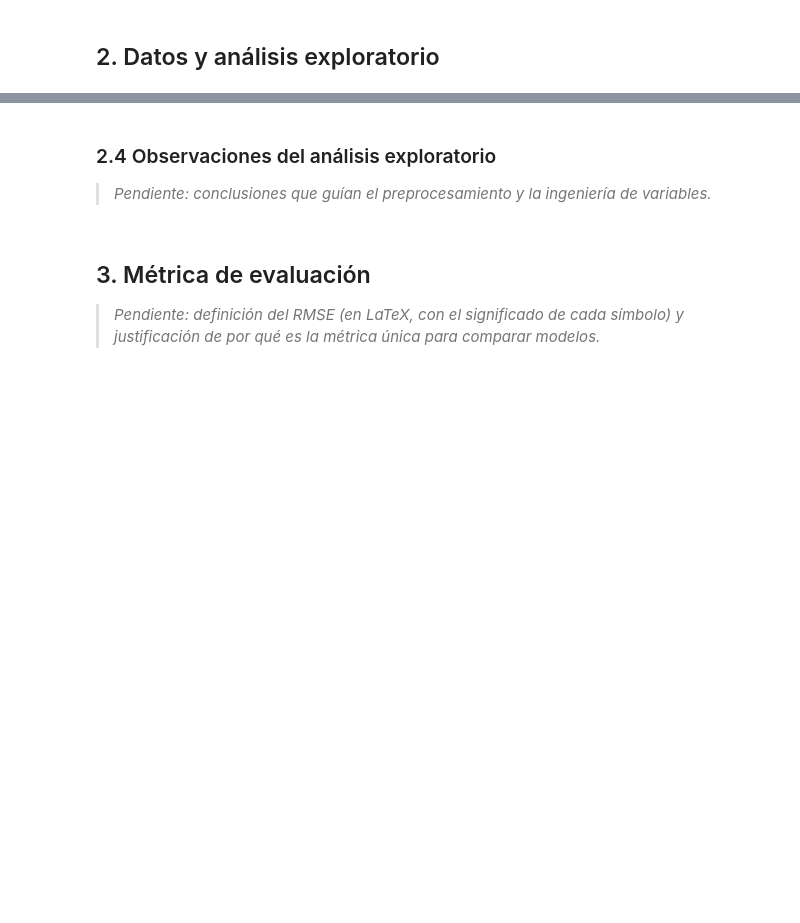
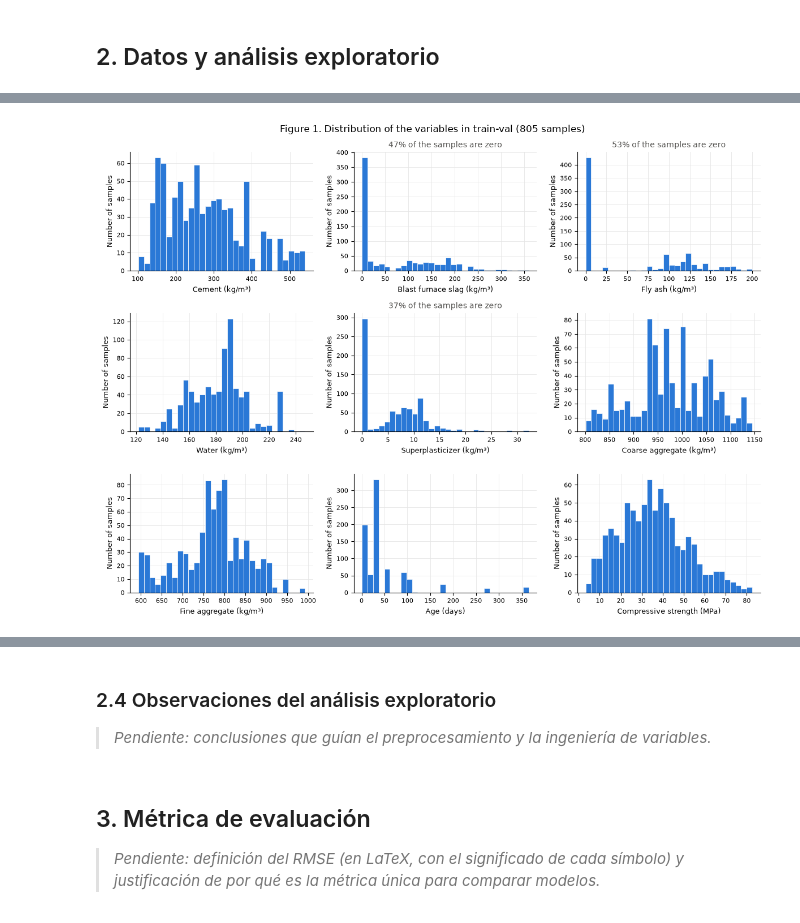
Before and after one commit to 25adiaz-apps/phd-civil-ualberta, a Jupyter notebook: machine-learning/assignment-4/question-1-concrete-strength.ipynb, the cells around one changed output, grey strips where cells are left out. Cells and saved outputs as stored; diff of their text form; code cells hidden in the pictures; blank space fills up the shorter version.

```diff
--- a/machine-learning/assignment-4/question-1-concrete-strength.ipynb
+++ b/machine-learning/assignment-4/question-1-concrete-strength.ipynb
@@ -39,0 +103,22 @@
+# %%
+# Read both files (utf-8-sig removes the byte order mark at the start of the header)
+train_val_raw = pd.read_csv(TRAIN_VAL_FILE, encoding="utf-8-sig")
+test_raw = pd.read_csv(TEST_FILE, encoding="utf-8-sig")
+
+# Both files must have the same columns, in the same order
+assert list(train_val_raw.columns) == list(test_raw.columns)
+
+# Replace the long original names with the short ones (by position)
+train_val_df = train_val_raw.set_axis(COLUMNS, axis=1)
+test_df = test_raw.set_axis(COLUMNS, axis=1)
+
+print(f"train-val: {train_val_df.shape[0]} samples, {train_val_df.shape[1]} columns")
+print(f"test:      {test_df.shape[0]} samples, {test_df.shape[1]} columns")
+
+# Equivalence between original and short column names
+UNITS = ["kg/m³"] * 7 + ["days", "MPa"]
+ROLES = ["input"] * 8 + ["output"]
+pd.DataFrame({"original name": train_val_raw.columns.str.strip(),
+              "short name": COLUMNS,
+              "unit": UNITS,
+              "role": ROLES})
@@ -39,0 +238,3 @@
+# %%
+train_val_df = train_val_df.drop_duplicates(keep="first").reset_index(drop=True)
+print(f"train-val after removing exact duplicates: {len(train_val_df)} samples")
@@ -39,0 +295,14 @@
+# %%
+fig, axes = plt.subplots(3, 3, figsize=(12, 9))
+for ax, column in zip(axes.flat, COLUMNS):
+    ax.hist(train_val_df[column], bins=30, color=COLOR_TRAIN, edgecolor="white", linewidth=0.5)
+    ax.set_xlabel(LABELS[column])
+    ax.set_ylabel("Number of samples")
+    zero_share = (train_val_df[column] == 0).mean()
+    if zero_share > 0:
+        ax.set_title(f"{zero_share:.0%} of the samples are zero", color=COLOR_MUTED)
+fig.suptitle(f"Figure 1. Distribution of the variables in train-val ({len(train_val_df)} samples)")
+fig.tight_layout()
+plt.show()
+# %% [output]
+[figure, added]
```
Also changed, not shown: parts of 39 cells of this notebook.
